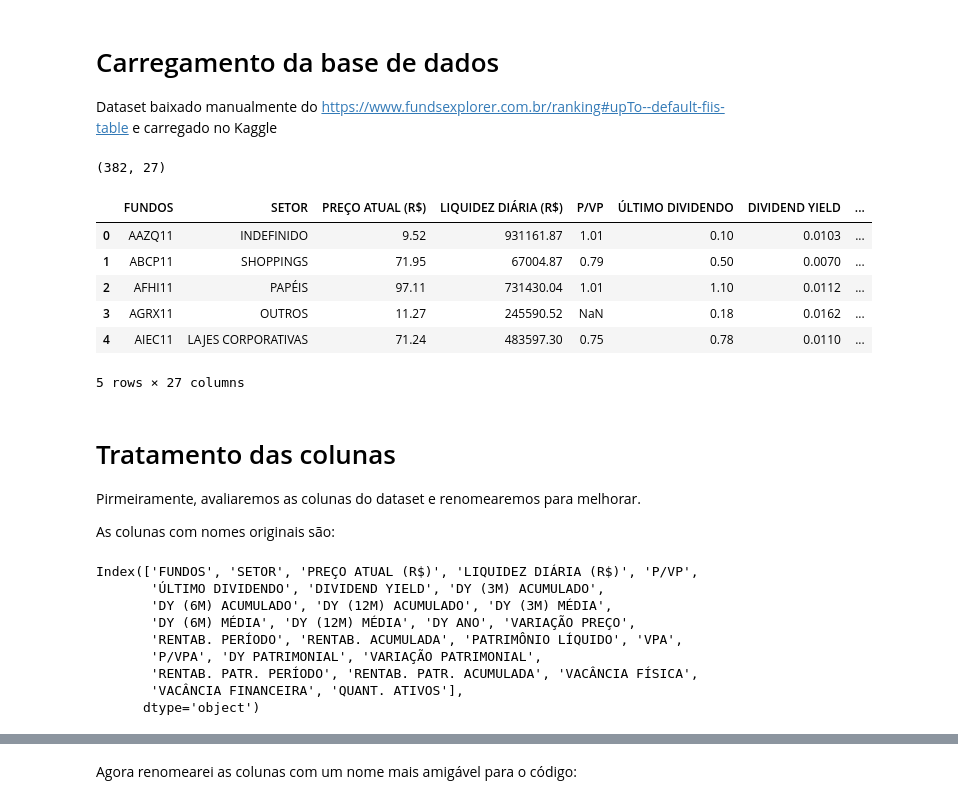
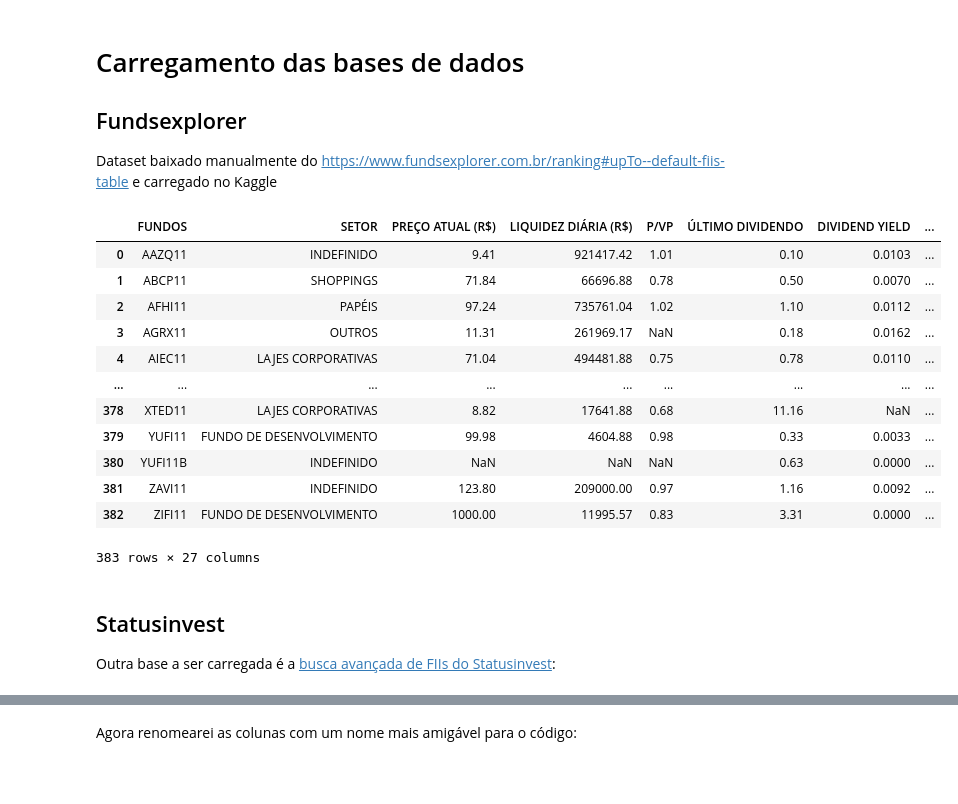
Before and after one commit to Mateus-cpa/analisando_fiis, a Jupyter notebook: analisando-fiis.ipynb, the cells around one changed output, grey strips where cells are left out. Drawn from its saved outputs; the diff is of its cells as text; code cells hidden in the pictures; blank space fills up the shorter version.

```diff
--- a/analisando-fiis.ipynb
+++ b/analisando-fiis.ipynb
@@ -3,39 +3,32 @@ import pandas as pd
 import matplotlib as plt
 import seaborn as sns
 # %% [markdown]
-# Carregamento da base de dados
+# Carregamento das bases de dados
+## Fundsexplorer
 Dataset baixado manualmente do https://www.fundsexplorer.com.br/ranking#upTo--default-fiis-table e carregado no Kaggle
 # %%
 fiis_class = pd.read_excel('/kaggle/input/fiis-statusinvest/fiis-fundsexplorer (cpia manual).xlsx', header=2)
-print(fiis_class.shape)
-fiis_class.head()
+
+#tirar valores nulos da coluna subsetor
+fiis_class = fiis_class.dropna(subset='SETOR')
+fiis_class
 # %% [output]
+|  | FUNDOS | SETOR | PREÇO ATUAL (R$) | LIQUIDEZ DIÁRIA (R$) | P/VP | ÚLTIMO DIVIDENDO | DIVIDEND YIELD | ... |
+| 0 | AAZQ11 | INDEFINIDO | 9.41 | 921417.42 | 1.01 | 0.10 | 0.0103 | ... |
+| 1 | ABCP11 | SHOPPINGS | 71.84 | 66696.88 | 0.78 | 0.50 | 0.0070 | ... |
+| 2 | AFHI11 | PAPÉIS | 97.24 | 735761.04 | 1.02 | 1.10 | 0.0112 | ... |
+| 3 | AGRX11 | OUTROS | 11.31 | 261969.17 | NaN | 0.18 | 0.0162 | ... |
+| 4 | AIEC11 | LAJES CORPORATIVAS | 71.04 | 494481.88 | 0.75 | 0.78 | 0.0110 | ... |
+| ... | ... | ... | ... | ... | ... | ... | ... | ... |
+| 378 | XTED11 | LAJES CORPORATIVAS | 8.82 | 17641.88 | 0.68 | 11.16 | NaN | ... |
+| 379 | YUFI11 | FUNDO DE DESENVOLVIMENTO | 99.98 | 4604.88 | 0.98 | 0.33 | 0.0033 | ... |
+| 380 | YUFI11B | INDEFINIDO | NaN | NaN | NaN | 0.63 | 0.0000 | ... |
+| 381 | ZAVI11 | INDEFINIDO | 123.80 | 209000.00 | 0.97 | 1.16 | 0.0092 | ... |
+| 382 | ZIFI11 | FUNDO DE DESENVOLVIMENTO | 1000.00 | 11995.57 | 0.83 | 3.31 | 0.0000 | ... |
-(382, 27)
+383 rows × 27 columns
-|  | FUNDOS | SETOR | PREÇO ATUAL (R$) | LIQUIDEZ DIÁRIA (R$) | P/VP | ÚLTIMO DIVIDENDO | DIVIDEND YIELD | ... |
-| 0 | AAZQ11 | INDEFINIDO | 9.52 | 931161.87 | 1.01 | 0.10 | 0.0103 | ... |
-| 1 | ABCP11 | SHOPPINGS | 71.95 | 67004.87 | 0.79 | 0.50 | 0.0070 | ... |
-| 2 | AFHI11 | PAPÉIS | 97.11 | 731430.04 | 1.01 | 1.10 | 0.0112 | ... |
-| 3 | AGRX11 | OUTROS | 11.27 | 245590.52 | NaN | 0.18 | 0.0162 | ... |
-| 4 | AIEC11 | LAJES CORPORATIVAS | 71.24 | 483597.30 | 0.75 | 0.78 | 0.0110 | ... |
-5 rows × 27 columns
-# %% [markdown]
-# Tratamento das colunas
-
-Pirmeiramente, avaliaremos as colunas do dataset e renomearemos para melhorar.
-
-As colunas com nomes originais são:
-# %%
-fiis_class.columns
-# %% [output]
-Index(['FUNDOS', 'SETOR', 'PREÇO ATUAL (R$)', 'LIQUIDEZ DIÁRIA (R$)', 'P/VP',
-       'ÚLTIMO DIVIDENDO', 'DIVIDEND YIELD', 'DY (3M) ACUMULADO',
-       'DY (6M) ACUMULADO', 'DY (12M) ACUMULADO', 'DY (3M) MÉDIA',
-       'DY (6M) MÉDIA', 'DY (12M) MÉDIA', 'DY ANO', 'VARIAÇÃO PREÇO',
-       'RENTAB. PERÍODO', 'RENTAB. ACUMULADA', 'PATRIMÔNIO LÍQUIDO', 'VPA',
-       'P/VPA', 'DY PATRIMONIAL', 'VARIAÇÃO PATRIMONIAL',
-       'RENTAB. PATR. PERÍODO', 'RENTAB. PATR. ACUMULADA', 'VACÂNCIA FÍSICA',
-       'VACÂNCIA FINANCEIRA', 'QUANT. ATIVOS'],
-      dtype='object')
+# %% [markdown]
+## Statusinvest
+Outra base a ser carregada é a [busca avançada de FIIs do Statusinvest](https://statusinvest.com.br/fundos-imobiliarios/busca-avancada):
 # %%
 fiis_status = pd.read_csv('/kaggle/input/fiis-statusinvest/fiis-statusinvest-busca-avancada.csv', sep = ';')
 fiis_status
```
Also changed, not shown: parts of 34 cells of this notebook.
